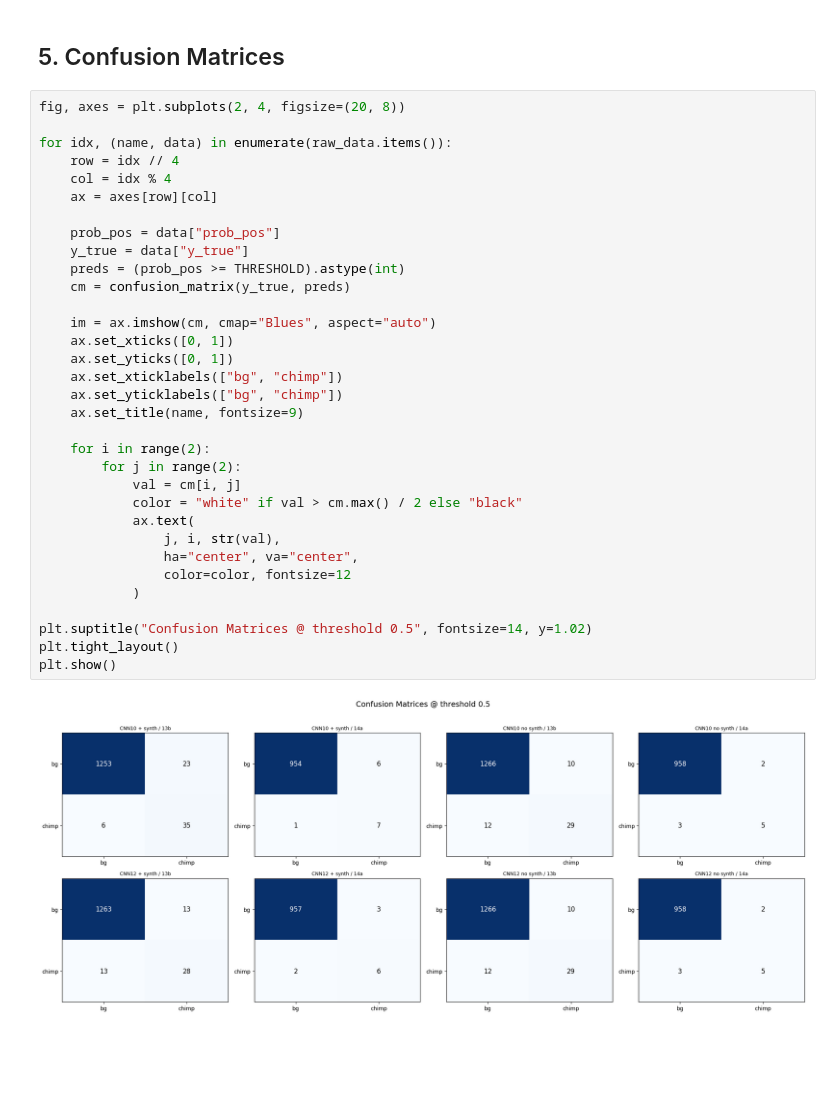
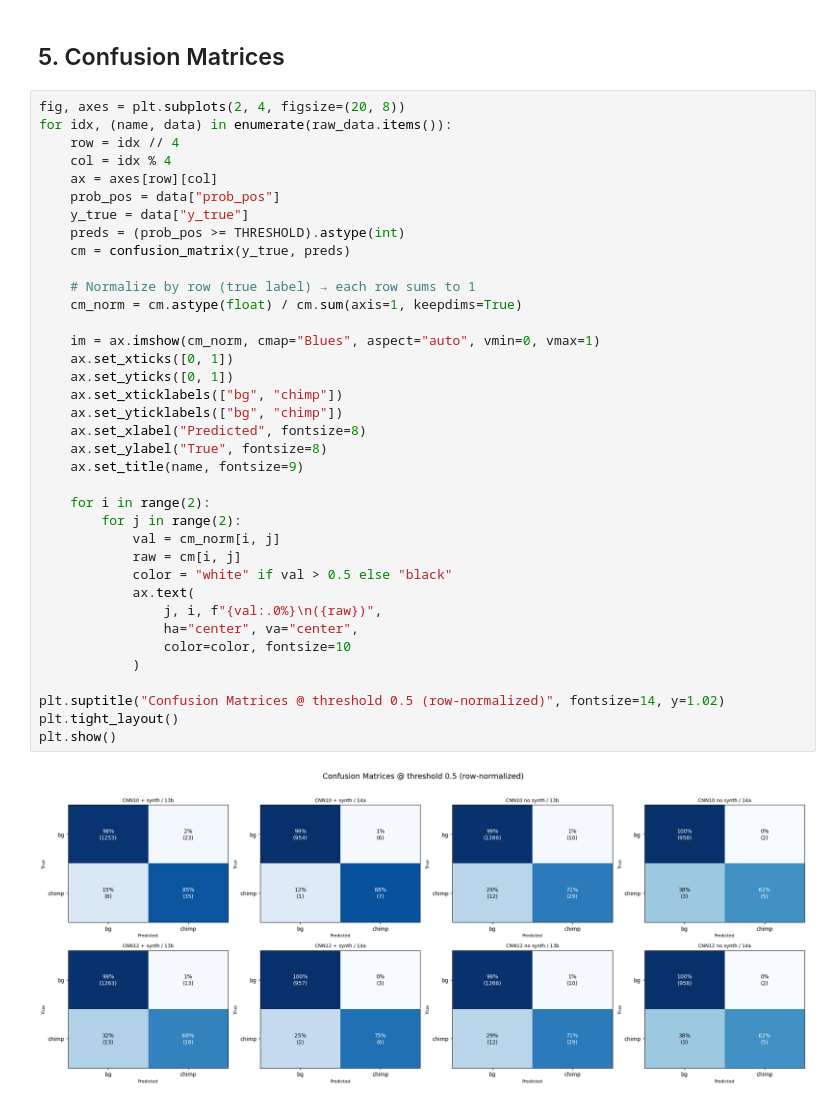
Before and after one commit to UtrechtUniversity/animal-sounds, a Jupyter notebook: output/notebooks/model_comparison.ipynb, the cells around one changed output. Cells and saved outputs as stored; diff of their text form; blank space fills up the shorter version.

```diff
--- a/output/notebooks/model_comparison.ipynb
+++ b/output/notebooks/model_comparison.ipynb
@@ -180,38 +180,42 @@ plt.show()
 [figure]
 # %% [markdown]
 ## 5. Confusion Matrices
-# %%
-fig, axes = plt.subplots(2, 4, figsize=(20, 8))
-
-for idx, (name, data) in enumerate(raw_data.items()):
-    row = idx // 4
-    col = idx % 4
-    ax = axes[row][col]
-
-    prob_pos = data["prob_pos"]
-    y_true = data["y_true"]
-    preds = (prob_pos >= THRESHOLD).astype(int)
-    cm = confusion_matrix(y_true, preds)
-
-    im = ax.imshow(cm, cmap="Blues", aspect="auto")
-    ax.set_xticks([0, 1])
-    ax.set_yticks([0, 1])
-    ax.set_xticklabels(["bg", "chimp"])
-    ax.set_yticklabels(["bg", "chimp"])
-    ax.set_title(name, fontsize=9)
-
-    for i in range(2):
-        for j in range(2):
-            val = cm[i, j]
-            color = "white" if val > cm.max() / 2 else "black"
-            ax.text(
-                j, i, str(val),
-                ha="center", va="center",
-                color=color, fontsize=12
-            )
-
-plt.suptitle("Confusion Matrices @ threshold 0.5", fontsize=14, y=1.02)
-plt.tight_layout()
-plt.show()
-# %% [output]
-[figure, removed]
+# %%
+fig, axes = plt.subplots(2, 4, figsize=(20, 8))
+for idx, (name, data) in enumerate(raw_data.items()):
+    row = idx // 4
+    col = idx % 4
+    ax = axes[row][col]
+    prob_pos = data["prob_pos"]
+    y_true = data["y_true"]
+    preds = (prob_pos >= THRESHOLD).astype(int)
+    cm = confusion_matrix(y_true, preds)
+
+    # Normalize by row (true label) → each row sums to 1
+    cm_norm = cm.astype(float) / cm.sum(axis=1, keepdims=True)
+
+    im = ax.imshow(cm_norm, cmap="Blues", aspect="auto", vmin=0, vmax=1)
+    ax.set_xticks([0, 1])
+    ax.set_yticks([0, 1])
+    ax.set_xticklabels(["bg", "chimp"])
+    ax.set_yticklabels(["bg", "chimp"])
+    ax.set_xlabel("Predicted", fontsize=8)
+    ax.set_ylabel("True", fontsize=8)
+    ax.set_title(name, fontsize=9)
+
+    for i in range(2):
+        for j in range(2):
+            val = cm_norm[i, j]
+            raw = cm[i, j]
+            color = "white" if val > 0.5 else "black"
+            ax.text(
+                j, i, f"{val:.0%}\n({raw})",
+                ha="center", va="center",
+                color=color, fontsize=10
+            )
+
+plt.suptitle("Confusion Matrices @ threshold 0.5 (row-normalized)", fontsize=14, y=1.02)
+plt.tight_layout()
+plt.show()
+# %% [output]
+[figure, added]
```
Also changed, not shown: parts of 1 cell of this notebook, 8 other files.
